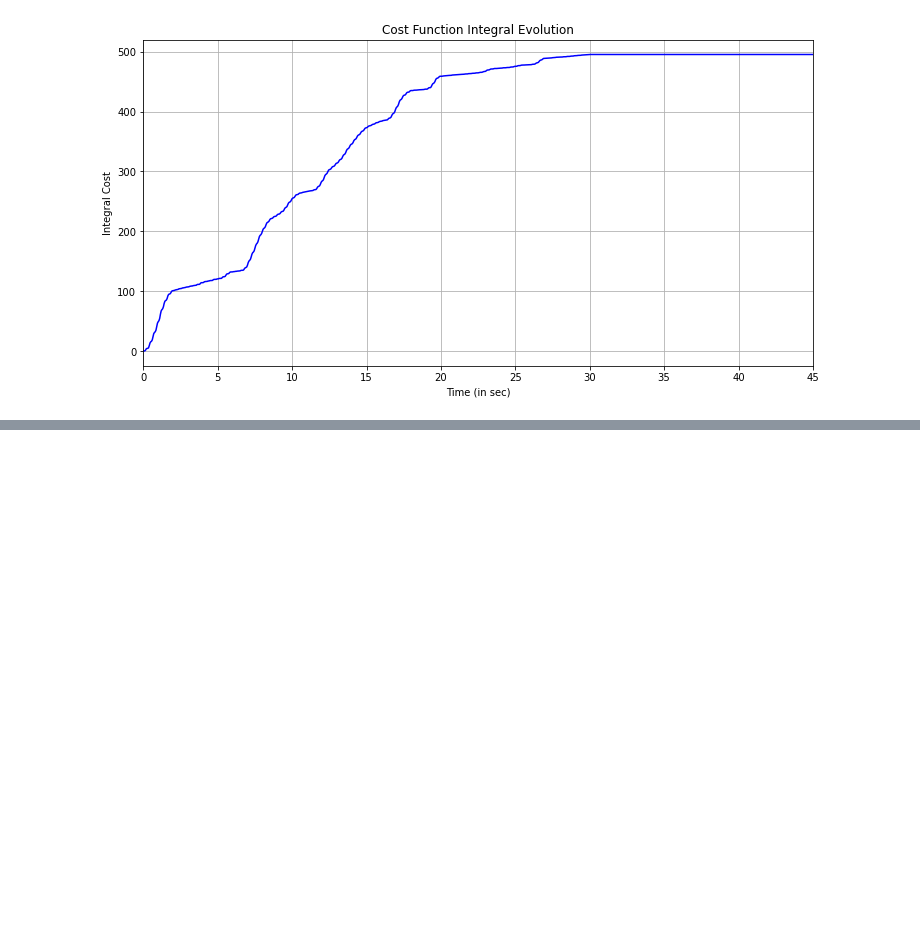
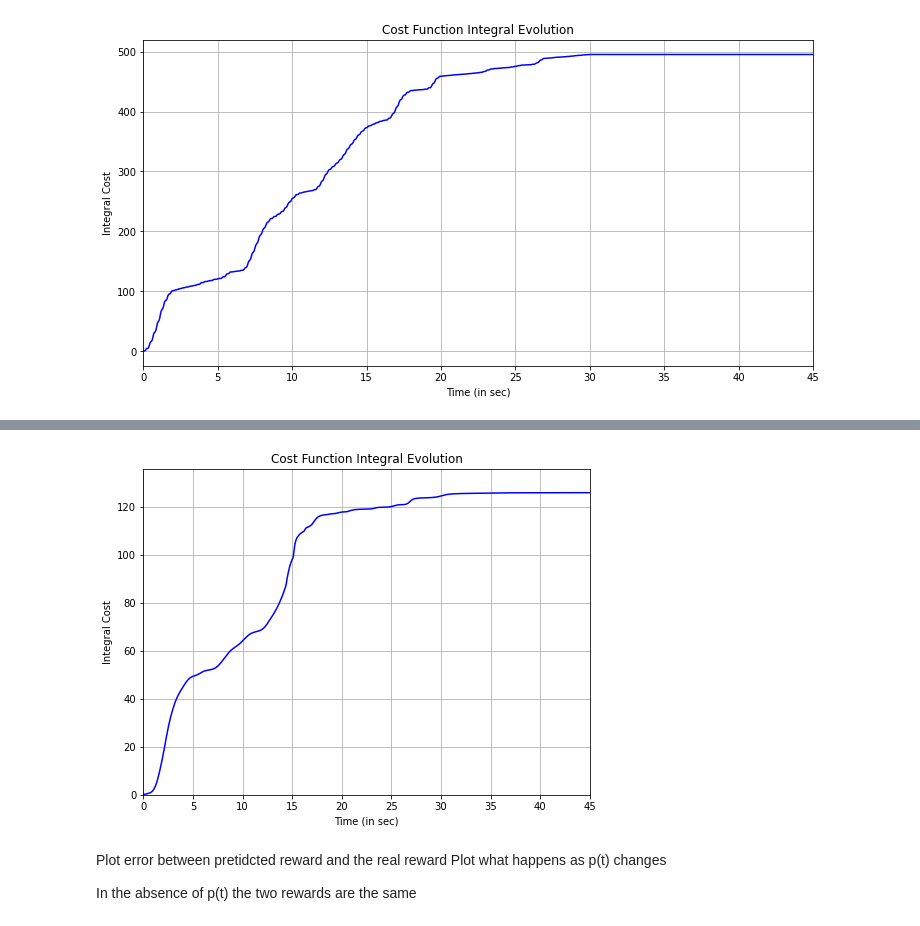
Before and after one commit to pconnelly410/IRL, a Jupyter notebook: IR_with_rxu.ipynb, the cells around one changed output, grey strips where cells are left out. Cells and saved outputs as stored; diff of their text form; code cells hidden in the pictures; blank space fills up the shorter version.

```diff
--- a/IR_with_rxu.ipynb
+++ b/IR_with_rxu.ipynb
@@ -756,0 +971,17 @@ plt.show(fig4)
+# %%
+fig4, ax4 = plt.subplots(figsize=(8, 6))
+ax4.plot(np.arange(0,100,hh), np.array(r_ix_series).reshape(2000), 'b')
+plt.xlim([0, 45])
+plt.ylim([0,10+np.max(np.array(r_ix_series))])
+plt.title('Cost Function Integral Evolution')
+plt.xlabel('Time (in sec)')
+plt.ylabel('Integral Cost')
+ax4.grid()
+plt.show(fig4)
+# %% [output]
+[figure, added]
+# %% [markdown]
+Plot error between pretidcted reward and the real reward
+Plot what happens as p(t) changes
+
+In the absence of p(t) the two rewards are the same
```
Also changed, not shown: parts of 16 cells of this notebook, 1 other file.
